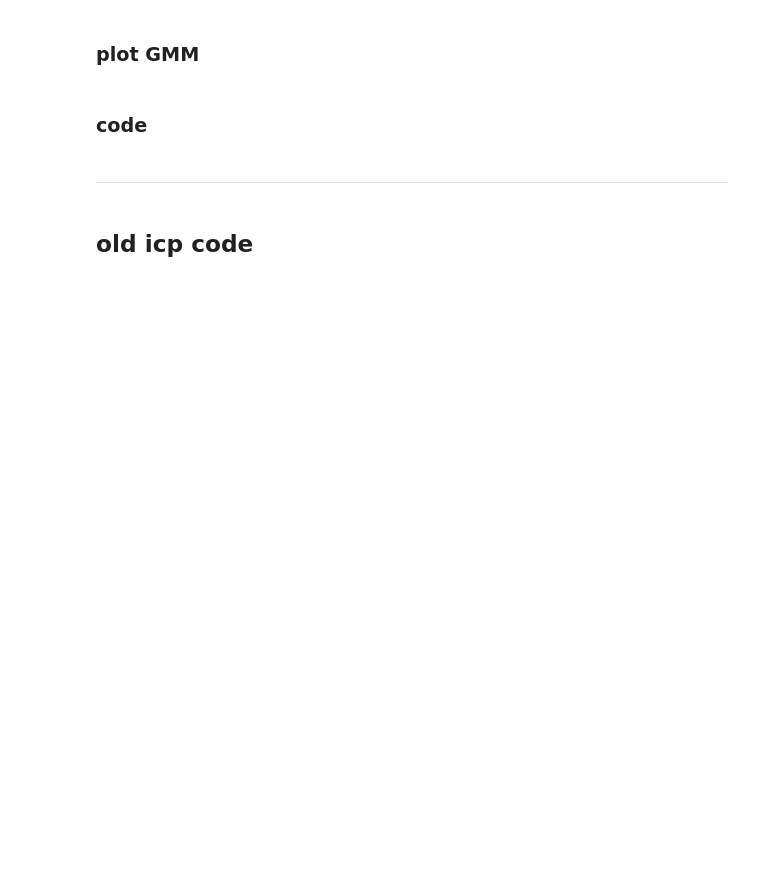
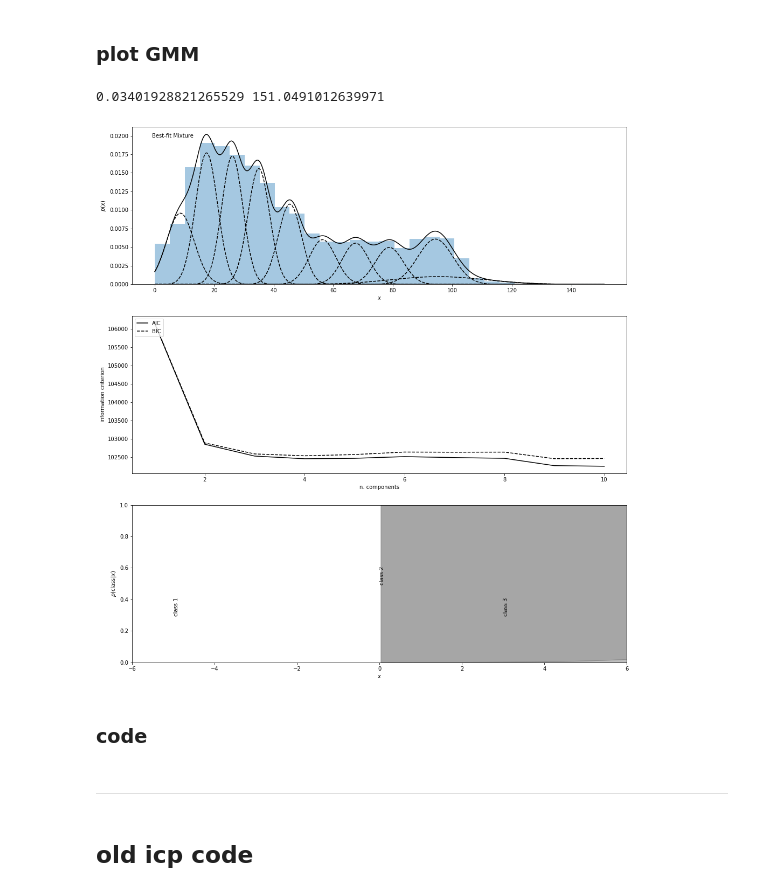
Before and after one commit to ErinZhang1998/sketch_collection, a Jupyter notebook: 07_01_analysis.ipynb, the cells around one changed output. Saved outputs shown, nothing was run; the diff lists cells and outputs as text; code cells hidden in the pictures; blank space fills up the shorter version.

```diff
--- a/07_01_analysis.ipynb
+++ b/07_01_analysis.ipynb
@@ -181,10 +159,10 @@ ht[-1]
 # %%
 w = h = 256
 TEMPLATE_DICT = {
-    'arc' : lambda n : rd.generate_arc(n1=n, radius=10, x0=0, y0=0, template_size=w),
-    'circle' : lambda n : rd.generate_circle(n1=n, radius=100, x0=0, y0=0, template_size=w),
-    'square' : lambda n : rd.generate_square(n1=n, template_size=w),
-    'semicircle' : lambda n : rd.generate_semicircle(n1=n, radius=100, x0=0, y0=0, template_size=w),
-    'zigzag1' : lambda n : rd.generate_zigzag1(n1=n, template_size=w),
+    'arc' : lambda n : rd.generate_arc(n1=n, radius=1, x0=0, y0=0, template_size=1),
+    'circle' : lambda n : rd.generate_circle(n1=n, radius=1, x0=0, y0=0, template_size=1),
+    'square' : lambda n : rd.generate_square(n1=n, template_size=2),
+    'semicircle' : lambda n : rd.generate_semicircle(n1=n, radius=1, x0=0, y0=0, template_size=w),
+    'zigzag1' : lambda n : rd.generate_zigzag(n1=n, num_fold=1, side_length=1,template_size=1),
 }
 # %%
@@ -320,7 +340,8 @@ M_all = np.asarray(df.M.to_list())
 # %%
 from sklearn.mixture import GaussianMixture
 
-X = M_all[:,0].reshape(-1, 1)
+X = np.asarray(df.sx.to_list()).reshape(-1, 1)
+# M_all[:,0].reshape(-1, 1)
 print(X.min(), X.max())
 
 N = np.arange(1, 11)
@@ -367,33 +388,36 @@ ax.set_ylabel('$p(x)$')
 
 # plot 2: AIC and BIC
 ax = fig.add_subplot(312)
 ax.plot(N, AIC, '-k', label='AIC')
 ax.plot(N, BIC, '--k', label='BIC')
 ax.set_xlabel('n. components')
 ax.set_ylabel('information criterion')
 ax.legend(loc=2)
 
 
 # plot 3: posterior probabilities for each component
 ax = fig.add_subplot(313)
 
 p = responsibilities
 p = p[:, (1, 0, 2)]  # rearrange order so the plot looks better
 p = p.cumsum(1).T
 
 ax.fill_between(x, 0, p[0], color='gray', alpha=0.3)
 ax.fill_between(x, p[0], p[1], color='gray', alpha=0.5)
 ax.fill_between(x, p[1], 1, color='gray', alpha=0.7)
 ax.set_xlim(-6, 6)
 ax.set_ylim(0, 1)
 ax.set_xlabel('$x$')
 ax.set_ylabel(r'$p({\rm class}|x)$')
 
 ax.text(-5, 0.3, 'class 1', rotation='vertical')
 ax.text(0, 0.5, 'class 2', rotation='vertical')
 ax.text(3, 0.3, 'class 3', rotation='vertical')
 
 plt.show()
+# %% [output]
+0.03401928821265529 151.0491012639971
+[figure, added]
 # %%
 print(M_best.weights_)
 print(M_best.means_)
```
Also changed, not shown: parts of 20 cells of this notebook, 2 other files.
